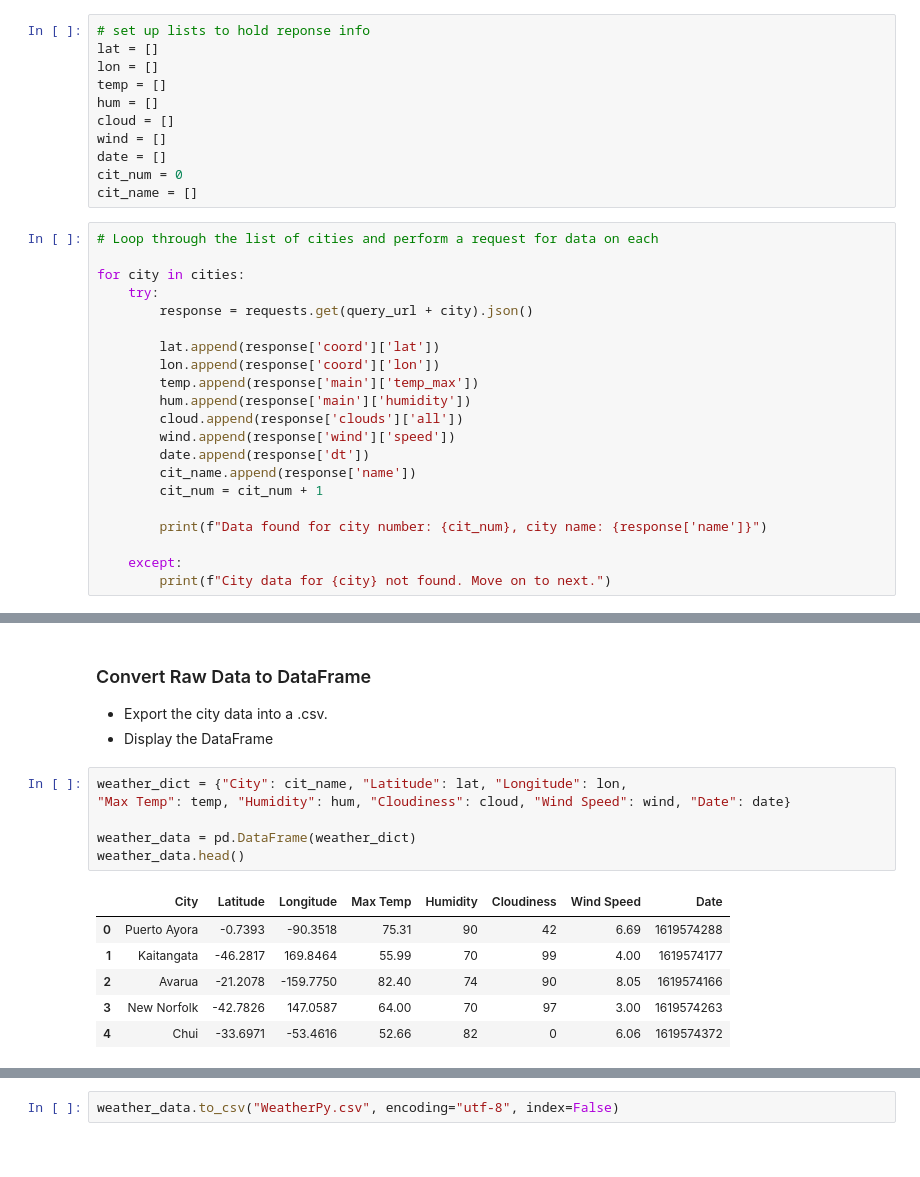
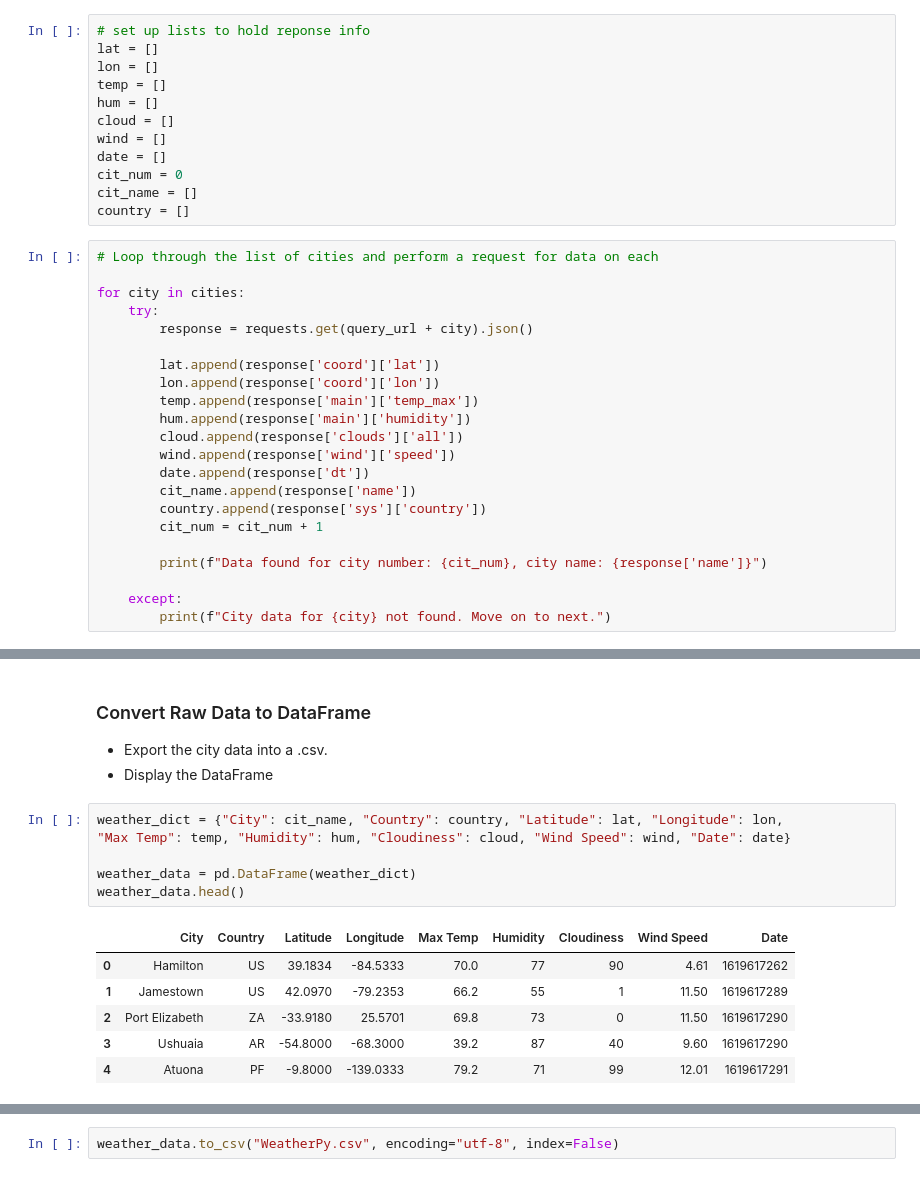
Before and after one commit to Krhullsiek/python-api-challenge, a Jupyter notebook: WeatherPy/WeatherPy.ipynb, the cells around one changed output, grey strips where cells are left out. Cells and saved outputs as stored; diff of their text form.

Commit message:
cleaned up weather py

```diff
--- a/WeatherPy/WeatherPy.ipynb
+++ b/WeatherPy/WeatherPy.ipynb
@@ -80,6 +64,7 @@ wind = []
 date = []
 cit_num = 0
 cit_name = []
+country = []
 # %%
 # Loop through the list of cities and perform a request for data on each
 
@@ -95,6 +80,7 @@ for city in cities:
         wind.append(response['wind']['speed'])
         date.append(response['dt'])
         cit_name.append(response['name'])
+        country.append(response['sys']['country'])
         cit_num = cit_num + 1
 
         print(f"Data found for city number: {cit_num}, city name: {response['name']}")
@@ -124,18 +110,18 @@ Data found for city number: 548, city name: Raudeberg
 * Export the city data into a .csv.
 * Display the DataFrame
 # %%
-weather_dict = {"City": cit_name, "Latitude": lat, "Longitude": lon,
+weather_dict = {"City": cit_name, "Country": country, "Latitude": lat, "Longitude": lon,
 "Max Temp": temp, "Humidity": hum, "Cloudiness": cloud, "Wind Speed": wind, "Date": date}
 
 weather_data = pd.DataFrame(weather_dict)
 weather_data.head()
 # %% [output]
-|  | City | Latitude | Longitude | Max Temp | Humidity | Cloudiness | Wind Speed | Date |
-| 0 | Puerto Ayora | -0.7393 | -90.3518 | 75.31 | 90 | 42 | 6.69 | 1619574288 |
-| 1 | Kaitangata | -46.2817 | 169.8464 | 55.99 | 70 | 99 | 4.00 | 1619574177 |
-| 2 | Avarua | -21.2078 | -159.7750 | 82.40 | 74 | 90 | 8.05 | 1619574166 |
-| 3 | New Norfolk | -42.7826 | 147.0587 | 64.00 | 70 | 97 | 3.00 | 1619574263 |
-| 4 | Chui | -33.6971 | -53.4616 | 52.66 | 82 | 0 | 6.06 | 1619574372 |
+|  | City | Country | Latitude | Longitude | Max Temp | Humidity | Cloudiness | Wind Speed | Date |
+| 0 | Hamilton | US | 39.1834 | -84.5333 | 70.0 | 77 | 90 | 4.61 | 1619617262 |
+| 1 | Jamestown | US | 42.0970 | -79.2353 | 66.2 | 55 | 1 | 11.50 | 1619617289 |
+| 2 | Port Elizabeth | ZA | -33.9180 | 25.5701 | 69.8 | 73 | 0 | 11.50 | 1619617290 |
+| 3 | Ushuaia | AR | -54.8000 | -68.3000 | 39.2 | 87 | 40 | 9.60 | 1619617290 |
+| 4 | Atuona | PF | -9.8000 | -139.0333 | 79.2 | 71 | 99 | 12.01 | 1619617291 |
 # %%
 weather_data.count()
 # %% [output]
```
Also changed, not shown: parts of 28 cells of this notebook, 13 other files.
